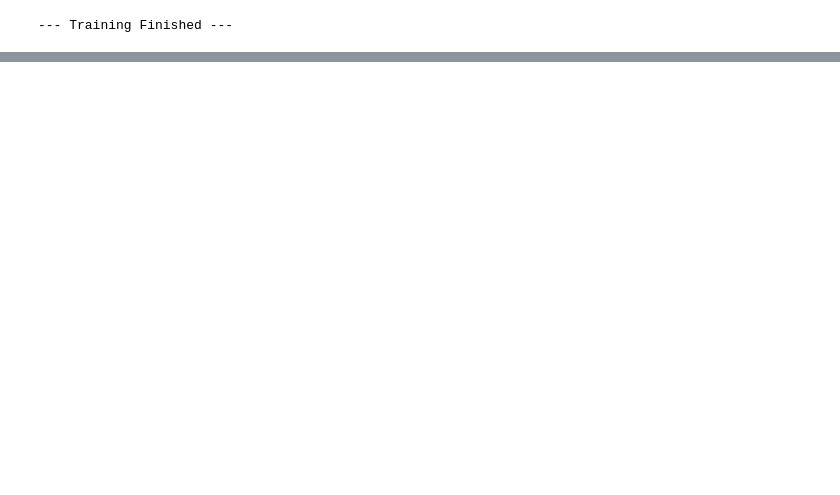
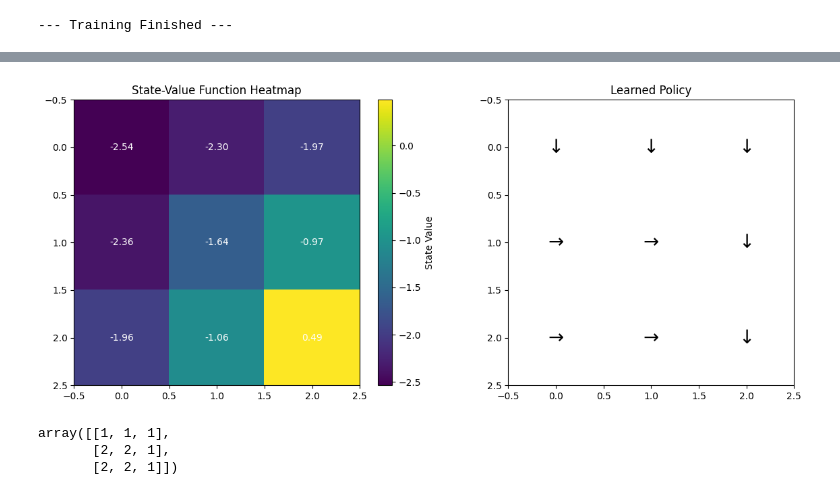
Before and after one commit to alisonands/gym_gridworlds, a Jupyter notebook: test_envs/train3x3.ipynb, the cells around one changed output, grey strips where cells are left out. Saved outputs shown, nothing was run; the diff lists cells and outputs as text; code cells hidden in the pictures; blank space fills up the shorter version.

```diff
--- a/test_envs/train3x3.ipynb
+++ b/test_envs/train3x3.ipynb
@@ -48,0 +82,52 @@ Mean reward: 0.80 +/- 0.20
+# %%
+# Visualize the learned policy and value function
+trained_model = PPO.load("trained_models/3x3")
+grid_size = 3
+policy_grid = np.zeros((grid_size, grid_size), dtype=int)
+value_grid = np.zeros((grid_size, grid_size))
+
+# Action mapping for arrows
+# {0: LEFT, 1: DOWN, 2: RIGHT, 3: UP}
+action_arrows = {0: '←', 1: '↓', 2: '→', 3: '↑'}
+
+for i in range(grid_size):
+    for j in range(grid_size):
+        obs = i * grid_size + j
+        # Note: The observation must be an array for the model
+        action, _ = trained_model.predict(np.array([obs]), deterministic=True)
+        policy_grid[i, j] = action[0]
+
+        # Get the value from the policy's value function
+        # The observation needs to be preprocessed by the policy
+        obs_tensor, _ = trained_model.policy.obs_to_tensor(np.array([obs]))
+        value = trained_model.policy.predict_values(obs_tensor)
+        value_grid[i, j] = value.item()
+
+# Plot Value Function Heatmap
+plt.figure(figsize=(12, 5))
+plt.subplot(1, 2, 1)
+plt.imshow(value_grid, cmap='viridis')
+plt.title('State-Value Function Heatmap')
+plt.colorbar(label='State Value')
+for i in range(grid_size):
+    for j in range(grid_size):
+        plt.text(j, i, f'{value_grid[i, j]:.2f}', ha='center', va='center', color='white')
+
+# Plot Policy
+plt.subplot(1, 2, 2)
+plt.imshow(np.zeros_like(policy_grid), cmap='bone_r')
+plt.title('Learned Policy')
+for i in range(grid_size):
+    for j in range(grid_size):
+        plt.text(j, i, action_arrows.get(policy_grid[i, j], ' '), ha='center', va='center', color='black', fontsize=20)
+
+plt.tight_layout()
+plt.show()
+# %% [output]
+[figure, added]
+# %%
+policy_grid
+# %% [output]
+array([[1, 1, 1],
+       [2, 2, 1],
+       [2, 2, 1]])
```
Also changed, not shown: parts of 7 cells of this notebook, 16 other files.
